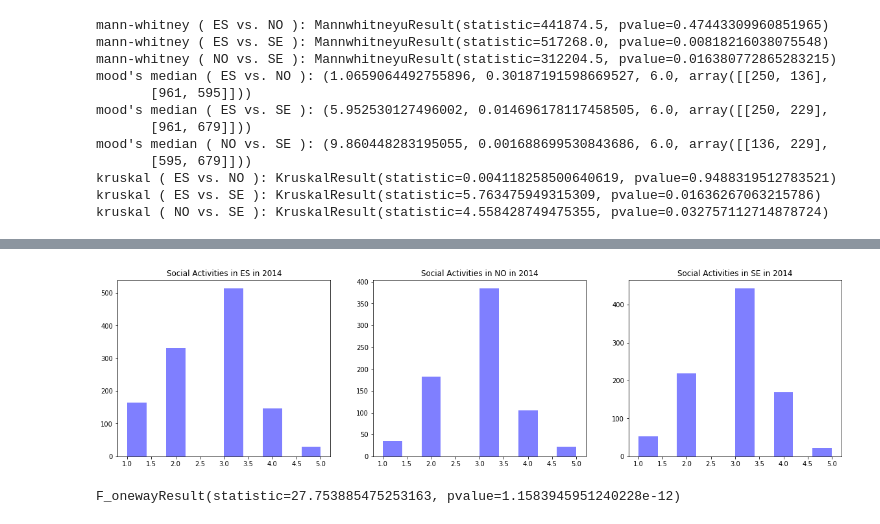
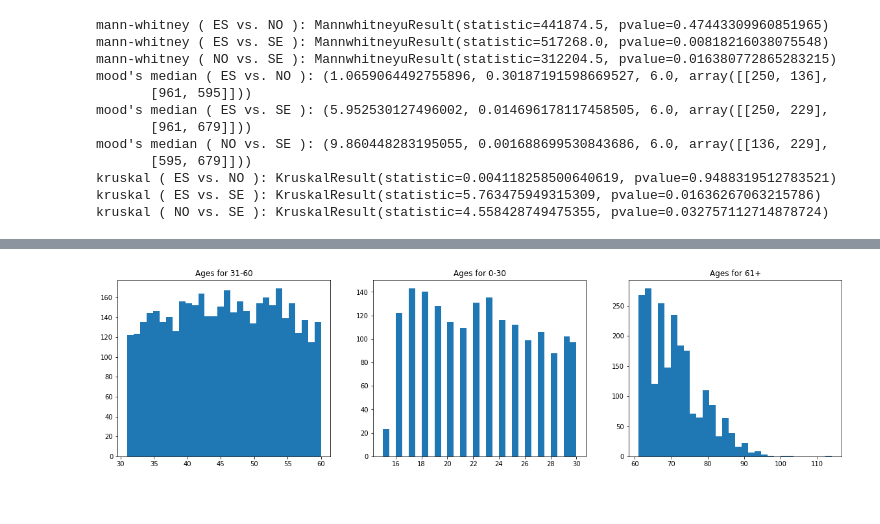
Before and after one commit to esthersweon/thinkful, a Jupyter notebook: main/unit_5/lesson_5_project_4.ipynb, the cells around one changed output, grey strips where cells are left out. Cells and saved outputs as stored; diff of their text form; code cells hidden in the pictures.

```diff
--- a/main/unit_5/lesson_5_project_4.ipynb
+++ b/main/unit_5/lesson_5_project_4.ipynb
@@ -209,26 +295,24 @@ plt.show()
-# %%
-# MAKE CATEGORIES FOR AGE (YOUNG, MIDDLE AGE, SENIOR) - 20, 40, 60, +
-# MULTIPLE ANOVA TESTS FOR EACH AGE CATEGORY
-
-df_copy = df.copy()
-df_copy = df_copy.dropna(subset=['sclact'])
-
-selected_countries = ['ES', 'NO', 'SE']
-query_results = []
-
-plt.figure(figsize=(20,5))
-
-for idx, cntry in enumerate(selected_countries):
-    yr_14_sclact = df_copy.query('year == 7 and cntry == "' + cntry + '"')['sclact']
-    query_results.append(yr_14_sclact)
-
-    plt.subplot(1, 3, idx + 1)
-    plt.hist(yr_14_sclact.dropna(), bins=10, alpha=0.5, color='blue')
-    plt.title('Social Activities in ' + cntry + ' in 2014')
-
-plt.show()
-
-f_oneway(*query_results)
-# %% [output]
-[figure, removed]
-F_onewayResult(statistic=27.753885475253163, pvalue=1.1583945951240228e-12)
+# %%
+# age groups – do multiple ANOVA tests across countries per age group
+df_copy = df.copy()
+df_copy = df_copy.dropna(subset=['sclact'])
+
+def get_age_group(x):
+    if x <= 30:
+        return '0-30'
+    elif x <= 60:
+        return '31-60'
+    else:
+        return '61+'
+
+df_copy['age_grp'] = df_copy['agea'].apply(get_age_group)
+
+plt.figure(figsize=(20,5))
+
+for idx, age_grp in enumerate(df_copy['age_grp'].unique()):
+    plt.subplot(1, 3, idx + 1)
+    plt.hist(df_copy[df_copy['age_grp'] == age_grp]['agea'].dropna(), bins=30)
+    plt.title('Ages for ' + age_grp)
+plt.show()
+# %% [output]
+[figure, added]
```
Also changed, not shown: parts of 12 cells of this notebook, 1 other file.
